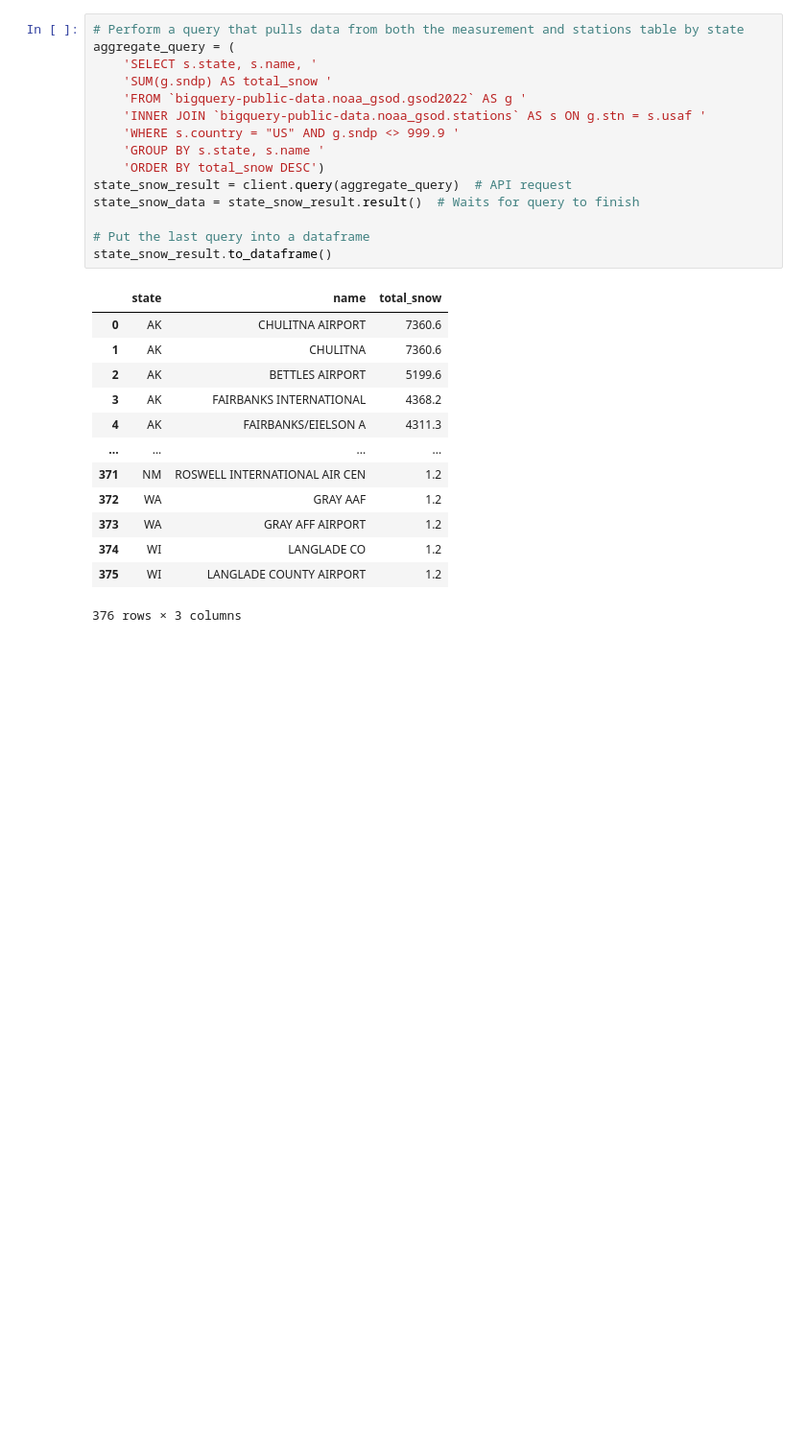
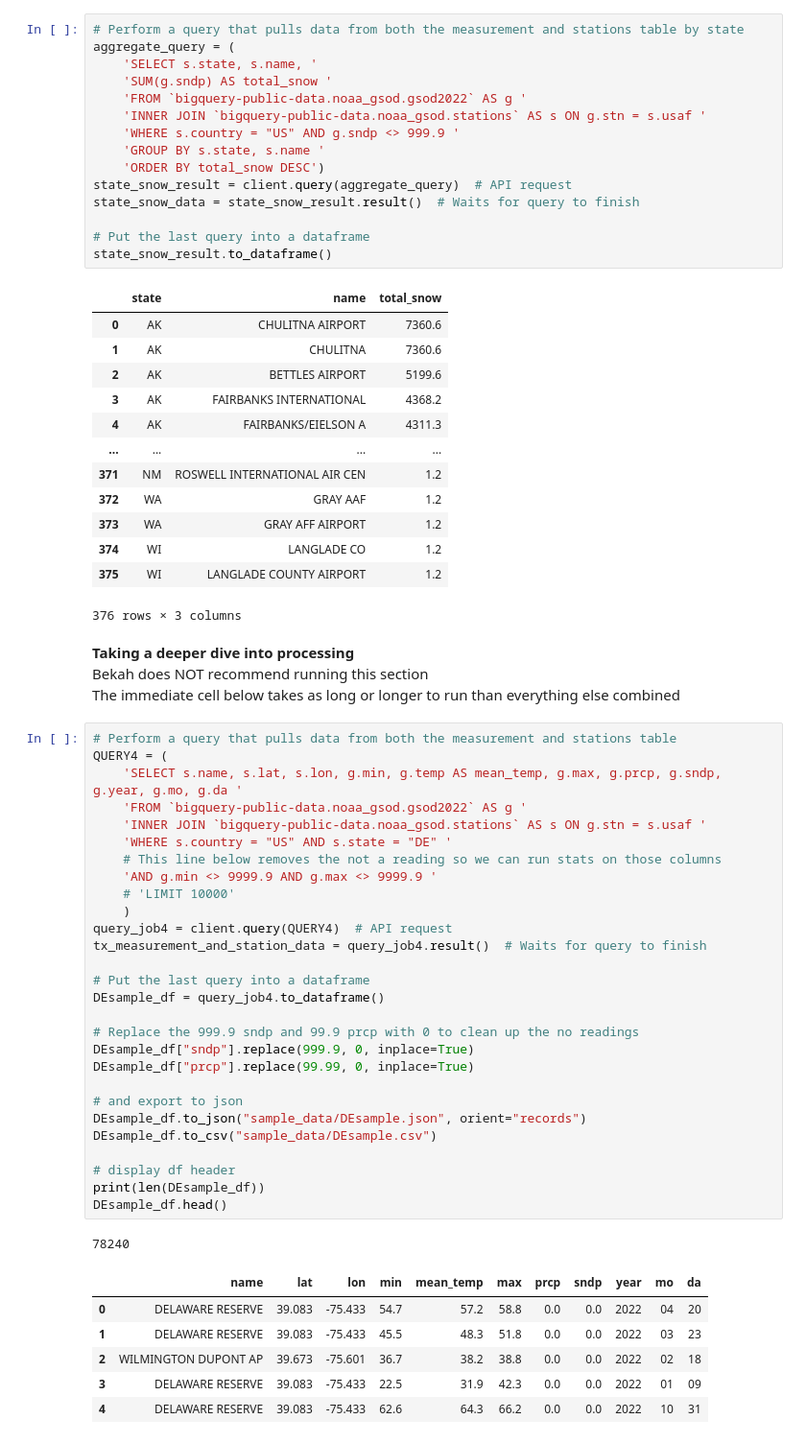
Before and after one commit to TechMax14/Project-3, a Jupyter notebook: prototypes/noaa-dataset-with-google-bigquery.ipynb, the cells around one changed output. Shown: that part at 96% size. Saved outputs shown, nothing was run; the diff lists cells and outputs as text; blank space fills up the shorter version.

```diff
--- a/prototypes/noaa-dataset-with-google-bigquery.ipynb
+++ b/prototypes/noaa-dataset-with-google-bigquery.ipynb
@@ -388,3 +389,43 @@ state_snow_result.to_dataframe()
 | 374 | WI | LANGLADE CO | 1.2 |
 | 375 | WI | LANGLADE COUNTY AIRPORT | 1.2 |
 376 rows × 3 columns
+# %% [markdown]
+**Taking a deeper dive into processing**<br>
+Bekah does NOT recommend running this section<br>
+The immediate cell below takes as long or longer to run than everything else combined
+# %%
+# Perform a query that pulls data from both the measurement and stations table
+QUERY4 = (
+    'SELECT s.name, s.lat, s.lon, g.min, g.temp AS mean_temp, g.max, g.prcp, g.sndp, g.year, g.mo, g.da '
+    'FROM `bigquery-public-data.noaa_gsod.gsod2022` AS g '
+    'INNER JOIN `bigquery-public-data.noaa_gsod.stations` AS s ON g.stn = s.usaf '
+    'WHERE s.country = "US" AND s.state = "DE" '
+    # This line below removes the not a reading so we can run stats on those columns
+    'AND g.min <> 9999.9 AND g.max <> 9999.9 '
+    # 'LIMIT 10000'
+    )
+query_job4 = client.query(QUERY4)  # API request
+tx_measurement_and_station_data = query_job4.result()  # Waits for query to finish
+
+# Put the last query into a dataframe
+DEsample_df = query_job4.to_dataframe()
+
+# Replace the 999.9 sndp and 99.9 prcp with 0 to clean up the no readings
+DEsample_df["sndp"].replace(999.9, 0, inplace=True)
+DEsample_df["prcp"].replace(99.99, 0, inplace=True)
+
+# and export to json
+DEsample_df.to_json("sample_data/DEsample.json", orient="records")
+DEsample_df.to_csv("sample_data/DEsample.csv")
+
+# display df header
+print(len(DEsample_df))
+DEsample_df.head()
+# %% [output]
+78240
+|  | name | lat | lon | min | mean_temp | max | prcp | sndp | year | mo | da |
+| 0 | DELAWARE RESERVE | 39.083 | -75.433 | 54.7 | 57.2 | 58.8 | 0.0 | 0.0 | 2022 | 04 | 20 |
+| 1 | DELAWARE RESERVE | 39.083 | -75.433 | 45.5 | 48.3 | 51.8 | 0.0 | 0.0 | 2022 | 03 | 23 |
+| 2 | WILMINGTON DUPONT AP | 39.673 | -75.601 | 36.7 | 38.2 | 38.8 | 0.0 | 0.0 | 2022 | 02 | 18 |
+| 3 | DELAWARE RESERVE | 39.083 | -75.433 | 22.5 | 31.9 | 42.3 | 0.0 | 0.0 | 2022 | 01 | 09 |
+| 4 | DELAWARE RESERVE | 39.083 | -75.433 | 62.6 | 64.3 | 66.2 | 0.0 | 0.0 | 2022 | 10 | 31 |
```
Also changed, not shown: parts of 11 cells of this notebook, 9 other files.
